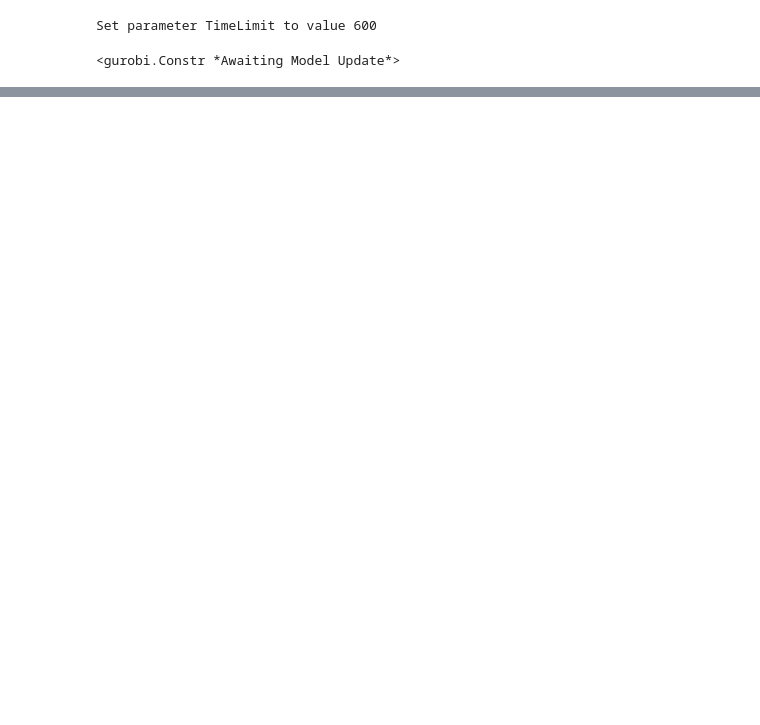
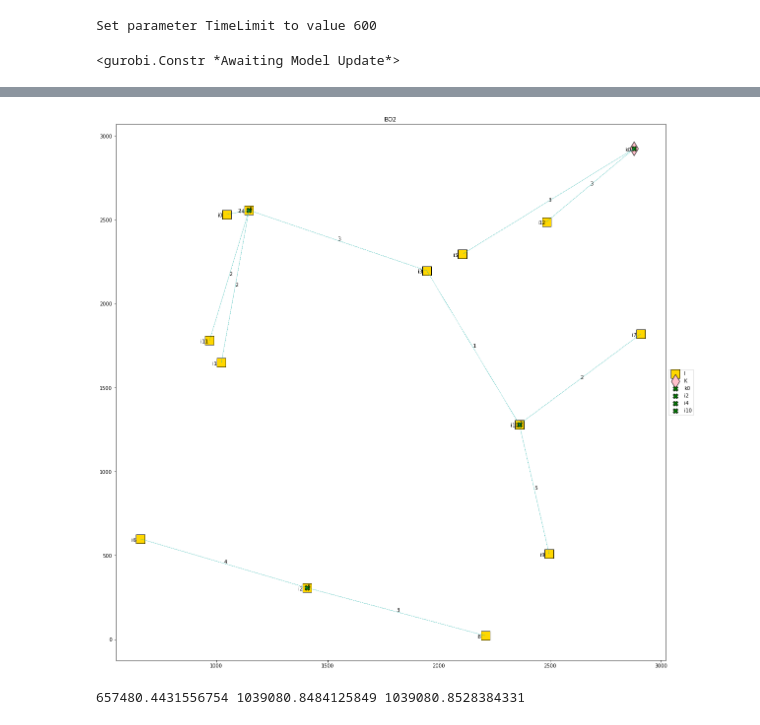
Before and after one commit to petrenaa/Stochastic_Programming_Relaxations, a Jupyter notebook: CODE.ipynb, the cells around one changed output, grey strips where cells are left out. Drawn from its saved outputs; the diff is of its cells as text; code cells hidden in the pictures; blank space fills up the shorter version.

```diff
--- a/CODE.ipynb
+++ b/CODE.ipynb
@@ -775,12 +768,13 @@ test_i = model_BO1.addVars(I_feas, vtype = GRB.CONTINUOUS, name='test_i')
 for i in I_feas:
 
     #Generate mapping z->cdf
-    step = 0.01
+    step = 0.005
     ones = [1] * 5
+    foldnorm_cdf_values = []
+    z_values = []
     foldnorm_cdf_values = np.round(np.arange(step, 1, step).tolist(), 3)
     z_values = foldnorm.ppf(foldnorm_cdf_values, c=0, loc = 0, scale=std_dev[i]).tolist()
     foldnorm_cdf_values = np.append(foldnorm_cdf_values, ones)
-    foldnorm_cdf_values
 
     for one in ones:
         z_values = np.append(z_values, z_values[-1]+50*one)
@@ -871,0 +973,8 @@ print(model_BO1.ObjVal, model_DM.ObjVal)
+# %%
+SolutionGraph(I, K, J, model_BO2)
+# %% [output]
+[figure, added]
+# %%
+print(model_DM.ObjVal, model_BO1.ObjVal, model_BO2.ObjVal)
+# %% [output]
+657480.4431556754 1039080.8484125849 1039080.8528384331
```
Also changed, not shown: parts of 22 cells of this notebook.
